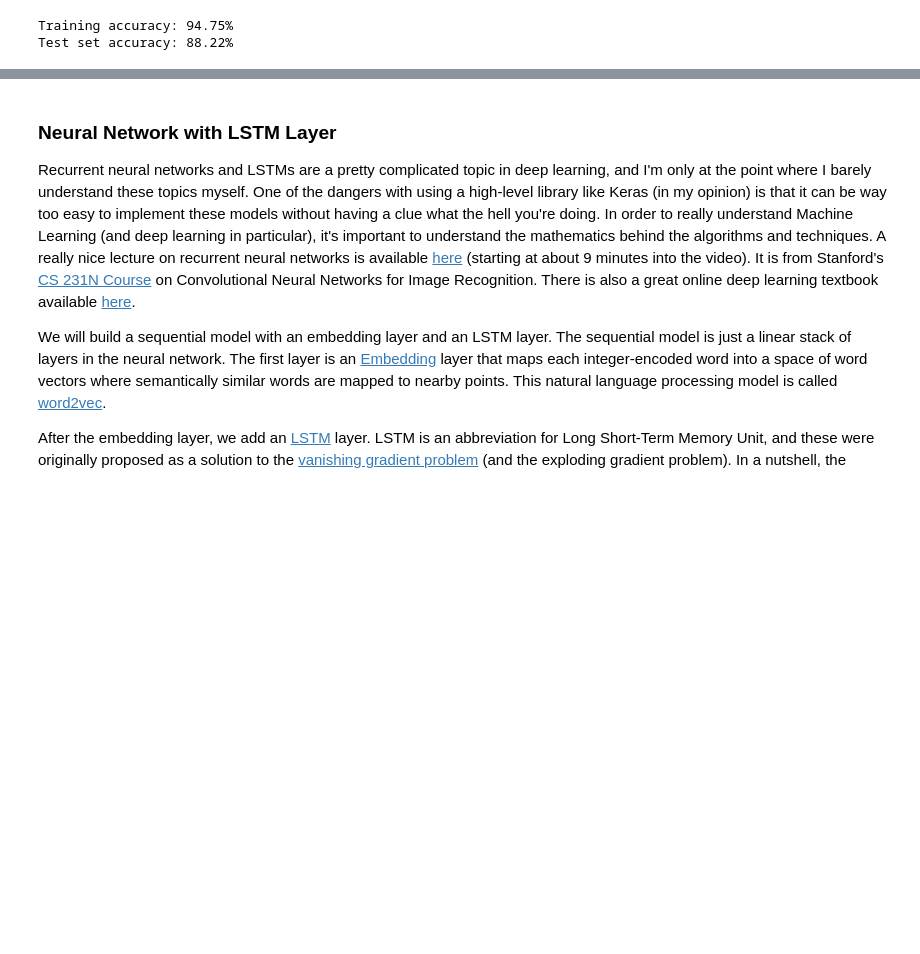
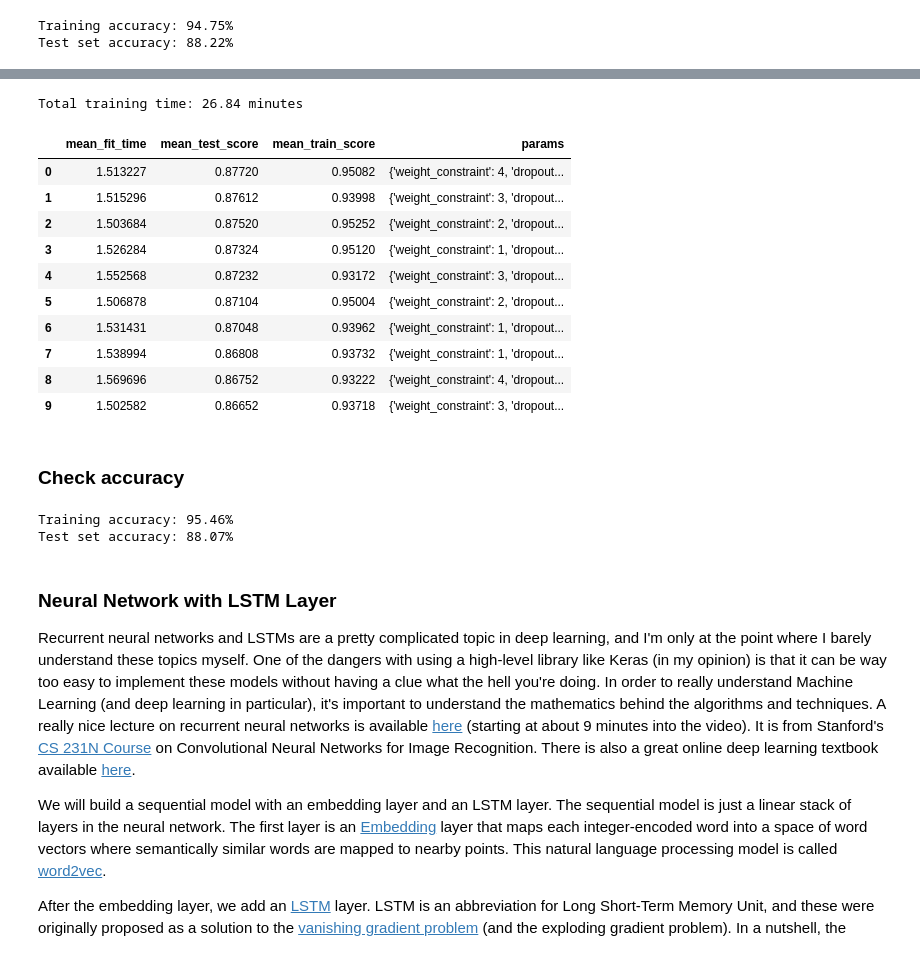
Before and after one commit to marty-vanhoof/IMdb_Movie_Review_Classifier, a Jupyter notebook: classifying_reviews_with_keras.ipynb, the cells around one changed output, grey strips where cells are left out. Drawn from its saved outputs; the diff is of its cells as text; code cells hidden in the pictures; blank space fills up the shorter version.

Commit message:
Tune dropout regularization and weight constraint

```diff
--- a/classifying_reviews_with_keras.ipynb
+++ b/classifying_reviews_with_keras.ipynb
@@ -392,3 +405,25 @@ Test set accuracy: 80.34%
+# %%
+display_results('imdb_results/grid_dropout_results.csv', 10)
+# %% [output]
+Total training time: 26.84 minutes
+|  | mean_fit_time | mean_test_score | mean_train_score | params |
+| 0 | 1.513227 | 0.87720 | 0.95082 | {'weight_constraint': 4, 'dropout... |
+| 1 | 1.515296 | 0.87612 | 0.93998 | {'weight_constraint': 3, 'dropout... |
+| 2 | 1.503684 | 0.87520 | 0.95252 | {'weight_constraint': 2, 'dropout... |
+| 3 | 1.526284 | 0.87324 | 0.95120 | {'weight_constraint': 1, 'dropout... |
+| 4 | 1.552568 | 0.87232 | 0.93172 | {'weight_constraint': 3, 'dropout... |
+| 5 | 1.506878 | 0.87104 | 0.95004 | {'weight_constraint': 2, 'dropout... |
+| 6 | 1.531431 | 0.87048 | 0.93962 | {'weight_constraint': 1, 'dropout... |
+| 7 | 1.538994 | 0.86808 | 0.93732 | {'weight_constraint': 1, 'dropout... |
+| 8 | 1.569696 | 0.86752 | 0.93222 | {'weight_constraint': 4, 'dropout... |
+| 9 | 1.502582 | 0.86652 | 0.93718 | {'weight_constraint': 3, 'dropout... |
+# %% [markdown]
+### Check accuracy
+# %%
+check_model('imdb_results/imdb_dropout_best.hdf5')
+# %% [output]
+Training accuracy: 95.46%
+Test set accuracy: 88.07%
 # %% [markdown]
 ### Neural Network with LSTM Layer
 
```
Also changed, not shown: parts of 15 cells of this notebook.
